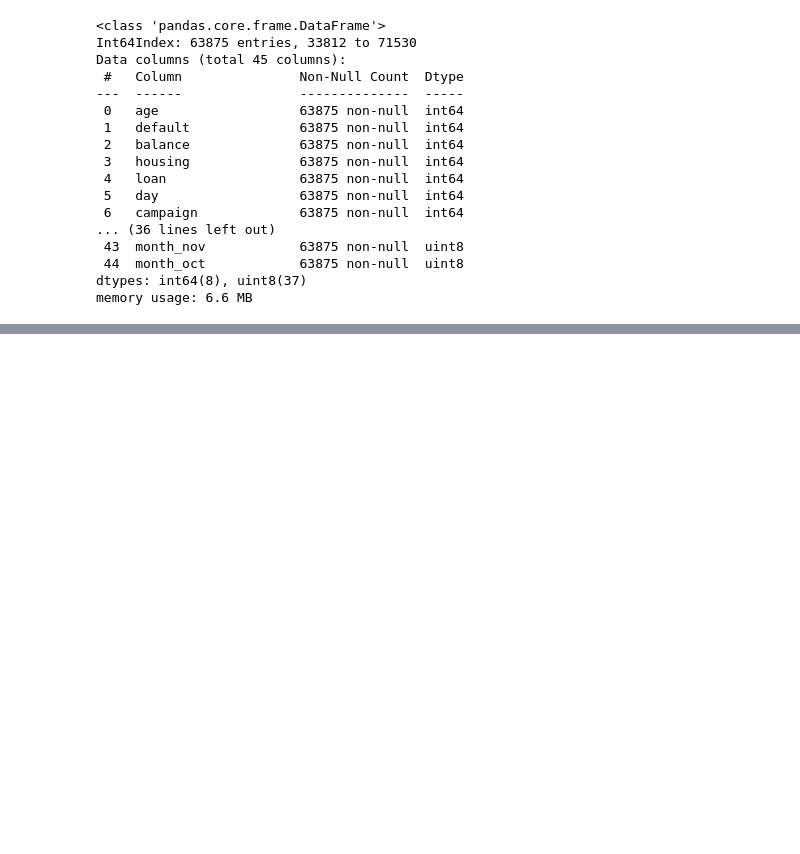
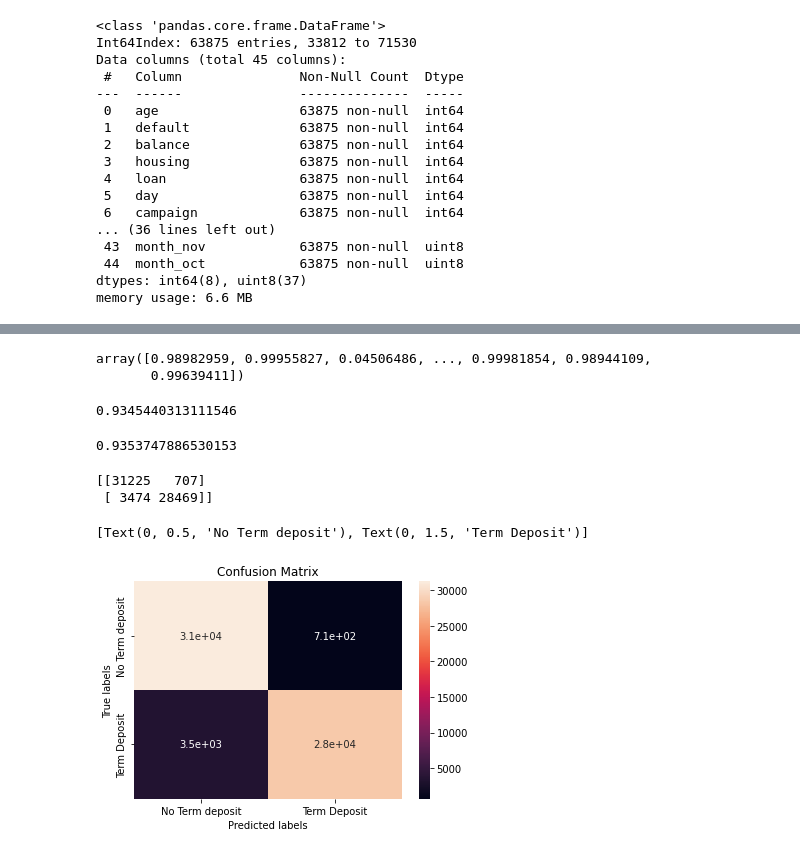
Before and after one commit to AnnayanB/SupervisedML_BankMarketingCampaigns, a Jupyter notebook: Bank_Marketing_Effectiveness_Prediction_Capstone_Project.ipynb, the cells around one changed output, grey strips where cells are left out. Drawn from its saved outputs; the diff is of its cells as text; code cells hidden in the pictures; blank space fills up the shorter version.

```diff
--- a/Bank_Marketing_Effectiveness_Prediction_Capstone_Project.ipynb
+++ b/Bank_Marketing_Effectiveness_Prediction_Capstone_Project.ipynb
@@ -569,7 +544,3 @@ Data columns (total 45 columns):
  44  month_oct            63875 non-null  uint8
 dtypes: int64(8), uint8(37)
 memory usage: 6.6 MB
-# %%
-from sklearn.tree import DecisionTreeClassifier
-clf_model = DecisionTreeClassifier(criterion="gini", random_state=42,max_depth=3, min_samples_leaf=5)
-clf_model.fit(X_train,Y_train)
@@ -626,0 +580,9 @@ test_auc = roc_auc_score(Y_test,test_preds)
+# %%
+test_preds_lr
+# %% [output]
+array([0.98982959, 0.99955827, 0.04506486, ..., 0.99981854, 0.98944109,
+       0.99639411])
+# %%
+# Get the predicted classes
+train_class_preds_lr = clf_lr.predict(X_train)
+test_class_preds_lr = clf_lr.predict(X_test)
@@ -626,0 +593,29 @@ test_auc = roc_auc_score(Y_test,test_preds)
+# %%
+train_accuracy
+# %% [output]
+0.9345440313111546
+# %%
+test_accuracy
+# %% [output]
+0.9353747886530153
+# %%
+# Get the confusion matrix for both train and test
+
+labels = ['No Term deposit', 'Term Deposit']
+cm = confusion_matrix(Y_train, train_class_preds_lr)
+print(cm)
+
+ax= plt.subplot()
+sns.heatmap(cm, annot=True, ax = ax) #annot=True to annotate cells
+
+# labels, title and ticks
+ax.set_xlabel('Predicted labels')
+ax.set_ylabel('True labels')
+ax.set_title('Confusion Matrix')
+ax.xaxis.set_ticklabels(labels)
+ax.yaxis.set_ticklabels(labels)
+# %% [output]
+[[31225   707]
+ [ 3474 28469]]
+[Text(0, 0.5, 'No Term deposit'), Text(0, 1.5, 'Term Deposit')]
+[figure, added]
```
Also changed, not shown: parts of 114 cells of this notebook.
